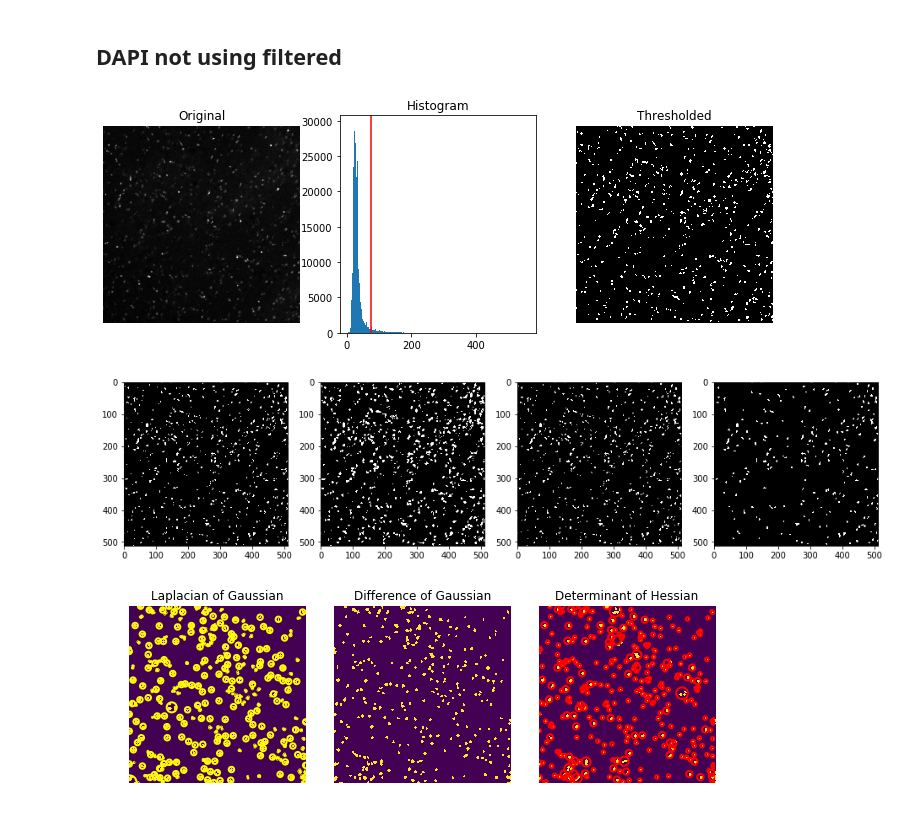
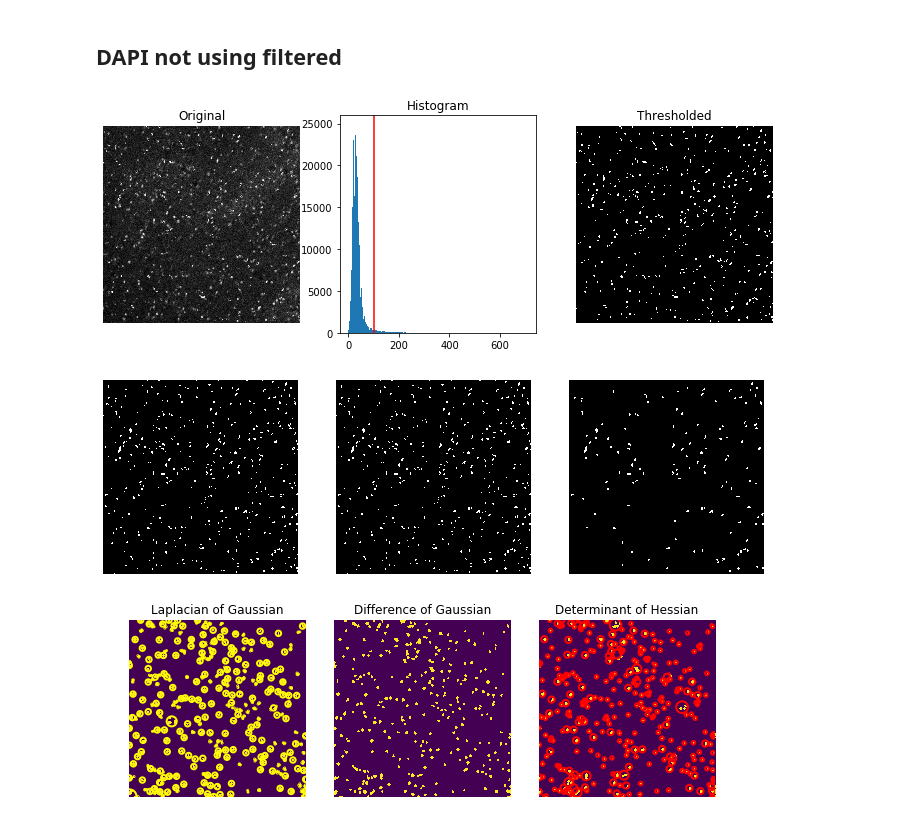
Before and after one commit to mimc7580/image_analysis, a Jupyter notebook: PI_Quantification-v2.ipynb, the cells around one changed output. Saved outputs shown, nothing was run; the diff lists cells and outputs as text; code cells hidden in the pictures.

```diff
--- a/PI_Quantification-v2.ipynb
+++ b/PI_Quantification-v2.ipynb
@@ -105,7 +115,7 @@ skimage.filters.thresholding.threshold_yen
 # %% [markdown]
 ## DAPI not using filtered
 # %%
-DAPI_thresh = skimage.filters.threshold_otsu(DAPI_filtered)
+DAPI_thresh = skimage.filters.threshold_otsu(DAPI)
 DAPI_binary = DAPI > DAPI_thresh
 
 fig, axes = plt.subplots(ncols=3, figsize=(12, 4))
@@ -114,11 +124,11 @@ ax[0] = plt.subplot(1, 3, 1)
 ax[1] = plt.subplot(1, 3, 2)
 ax[2] = plt.subplot(1, 3, 3, sharex=ax[0], sharey=ax[0])
 
-ax[0].imshow(DAPI_filtered, cmap=plt.cm.gray)
+ax[0].imshow(DAPI*300, cmap=plt.cm.gray)
 ax[0].set_title('Original')
 ax[0].axis('off')
 
-ax[1].hist(DAPI_filtered.ravel(), bins=256)
+ax[1].hist(DAPI.ravel(), bins=256)
 ax[1].set_title('Histogram')
 ax[1].axvline(DAPI_thresh, color='r')
 
@@ -128,26 +138,30 @@ ax[2].axis('off')
 
 plt.show()
 # %% [output]
-[figure, old version]
+[figure, new version]
 # %%
 #DAPI_dilation = skimage.morphology.binary_dilation(DAPI_binary)
 DAPI_filled_holes = ndi.binary_fill_holes(DAPI_binary)
 DAPI_clean = skimage.morphology.remove_small_objects(DAPI_filled_holes, min_size=20)
 
 
-fig, axes = plt.subplots(ncols=4, figsize=(16, 4))
+fig, axes = plt.subplots(ncols=3, figsize=(16, 4))
 ax = axes.ravel()
 ax[0] = plt.subplot(1, 4, 1)
 ax[1] = plt.subplot(1, 4, 2)
 ax[2] = plt.subplot(1, 4, 3)
-ax[3] = plt.subplot(1, 4, 4)
+#ax[3] = plt.subplot(1, 4, 4)
 ax[0].imshow(DAPI_binary, cmap=plt.cm.gray)
-ax[1].imshow(DAPI_dilation, cmap=plt.cm.gray)
-ax[2].imshow(DAPI_filled_holes, cmap=plt.cm.gray)
-ax[3].imshow(DAPI_clean, cmap=plt.cm.gray)
+ax[0].axis('off')
+#ax[1].imshow(DAPI_dilation, cmap=plt.cm.gray)
+#ax[1].axis('off')
+ax[1].imshow(DAPI_filled_holes, cmap=plt.cm.gray)
+ax[1].axis('off')
+ax[2].imshow(DAPI_clean, cmap=plt.cm.gray)
+ax[2].axis('off')
 plt.show()
 # %% [output]
-[figure, old version]
+[figure, new version]
 # %%
 log_blobs = skimage.feature.blob_log(DAPI_clean)
 dog_blobs = skimage.feature.blob_dog(DAPI_clean)
```
Also changed, not shown: parts of 4 cells of this notebook, 1 other file.
